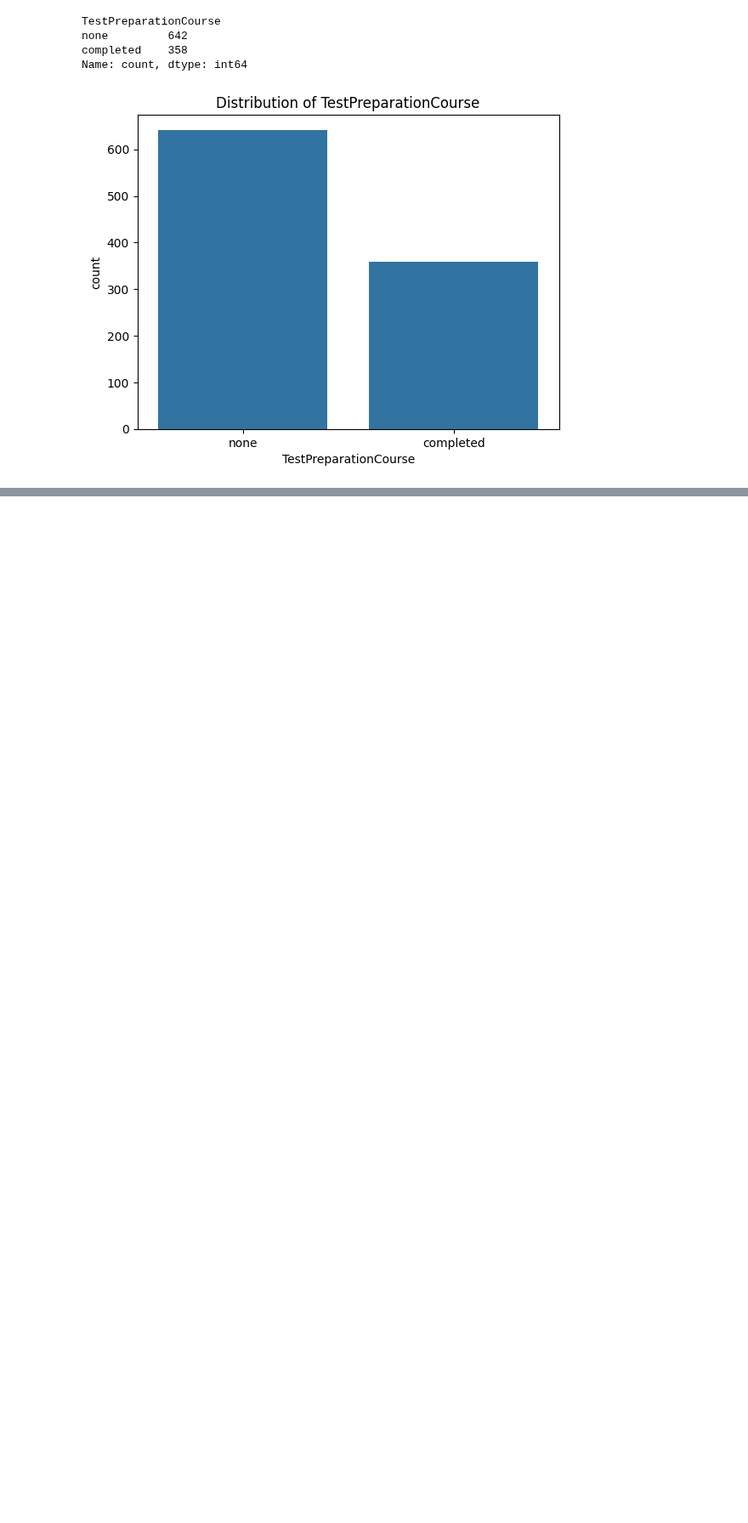
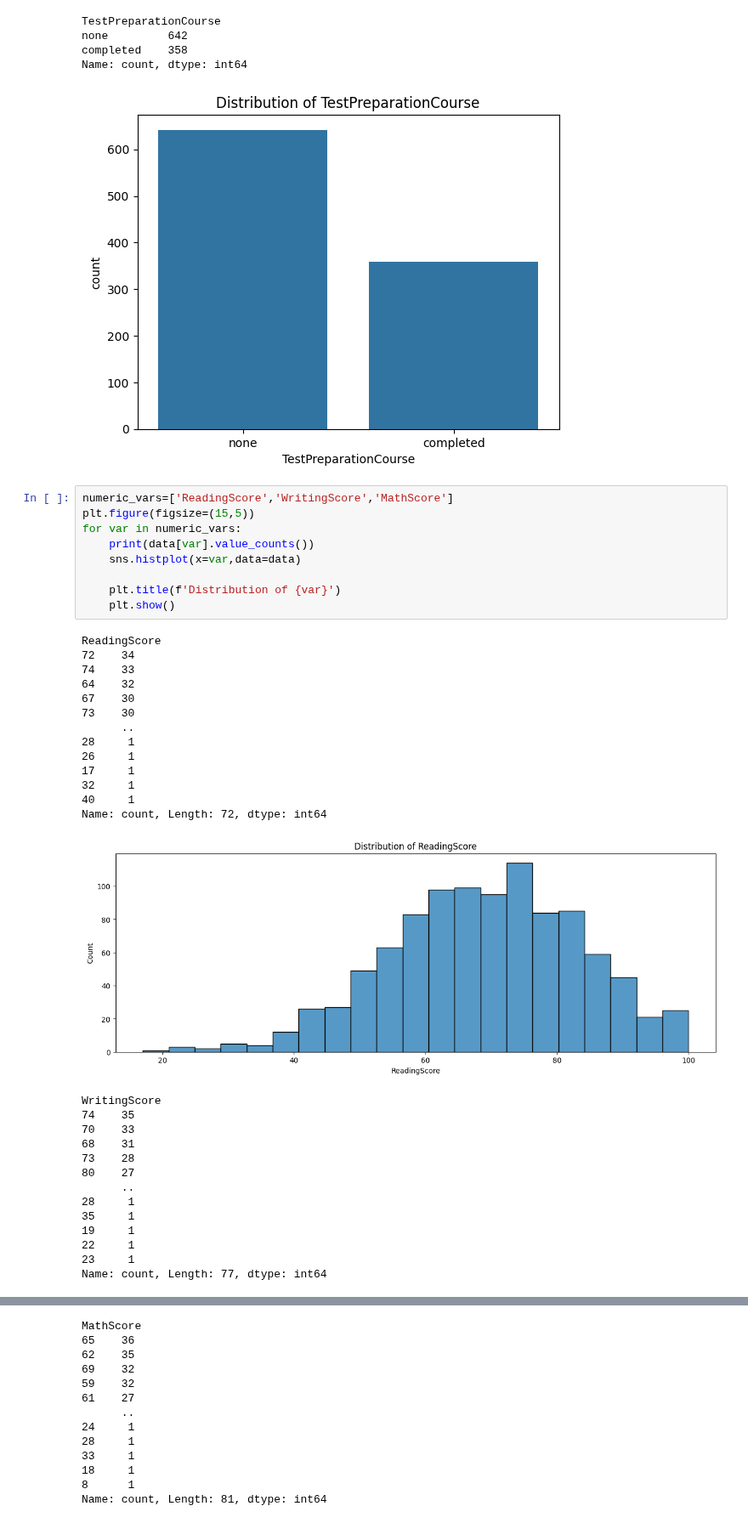
Before and after one commit to SanjilaGangaju/ExploratoryDataAnalysis_usingPython, a Jupyter notebook: Study_Performance.ipynb, the cells around one changed output, grey strips where cells are left out. Shown at 85% size. Cells and saved outputs as stored; diff of their text form; blank space fills up the shorter version.

Commit message:
numericalanalysis

```diff
--- a/Study_Performance.ipynb
+++ b/Study_Performance.ipynb
@@ -115,3 +115,40 @@ none         642
 completed    358
 Name: count, dtype: int64
 [figure]
+# %%
+numeric_vars=['ReadingScore','WritingScore','MathScore']
+plt.figure(figsize=(15,5))
+for var in numeric_vars:
+    print(data[var].value_counts())
+    sns.histplot(x=var,data=data)
+
+    plt.title(f'Distribution of {var}')
+    plt.show()
+# %% [output]
+ReadingScore
+72    34
+74    33
+64    32
+67    30
+73    30
+      ..
+28     1
+26     1
+17     1
+32     1
+40     1
+Name: count, Length: 72, dtype: int64
+[figure, added]
+WritingScore
+74    35
+70    33
+68    31
+73    28
+80    27
+      ..
+28     1
+35     1
+19     1
+22     1
+23     1
+Name: count, Length: 77, dtype: int64
@@ -117,0 +156,13 @@ Name: count, dtype: int64
+MathScore
+65    36
+62    35
+69    32
+59    32
+61    27
+      ..
+24     1
+28     1
+33     1
+18     1
+8      1
+Name: count, Length: 81, dtype: int64
```
Also changed, not shown: parts of 1 cell of this notebook.
